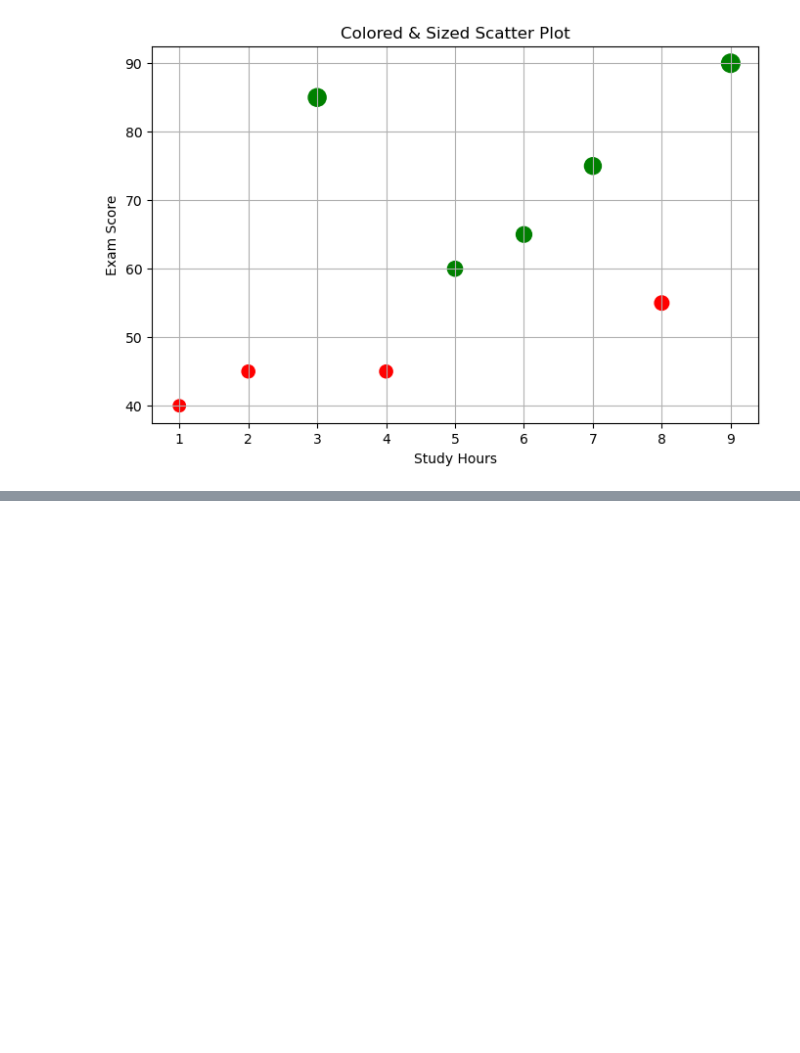
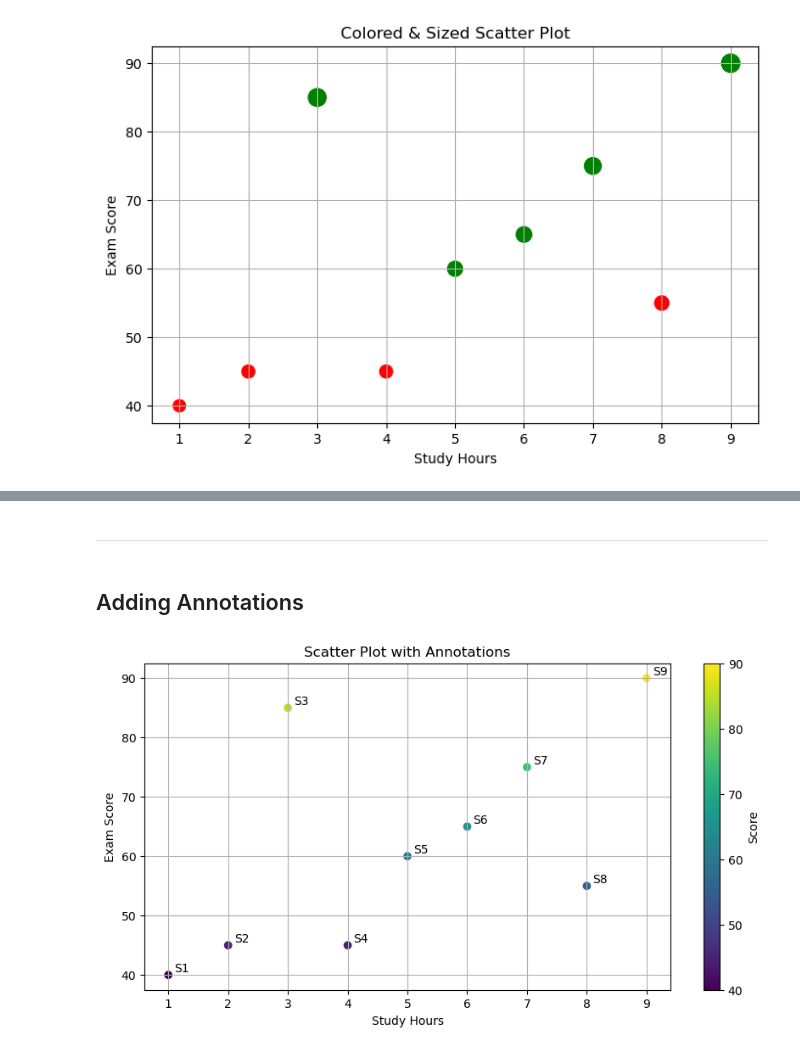
Before and after one commit to yashmahajancd/ULTIMATE-JOB-READY-DATA-SCIENCE, a Jupyter notebook: 08-matplotlib/06_scatter_plots.ipynb, the cells around one changed output, grey strips where cells are left out. Drawn from its saved outputs; the diff is of its cells as text; code cells hidden in the pictures; blank space fills up the shorter version.

```diff
--- a/08-matplotlib/06_scatter_plots.ipynb
+++ b/08-matplotlib/06_scatter_plots.ipynb
@@ -147,0 +164,20 @@ plt.show()
+# %% [markdown]
+---
+# %% [markdown]
+## Adding Annotations
+# %%
+plt.figure(figsize=(10, 5))
+plt.scatter(study_hours, exam_scores, c=exam_scores, cmap='viridis')
+plt.colorbar(label='Score')
+
+# Add Labels
+for i in range(len(study_hours)):
+    plt.annotate(f'S{i + 1}', (study_hours[i] + 0.1, exam_scores[i] + 0.5))
+
+plt.xlabel('Study Hours')
+plt.ylabel('Exam Score')
+plt.title('Scatter Plot with Annotations')
+plt.grid(True)
+plt.show()
+# %% [output]
+[figure, added]
```
Also changed, not shown: parts of 4 cells of this notebook.
